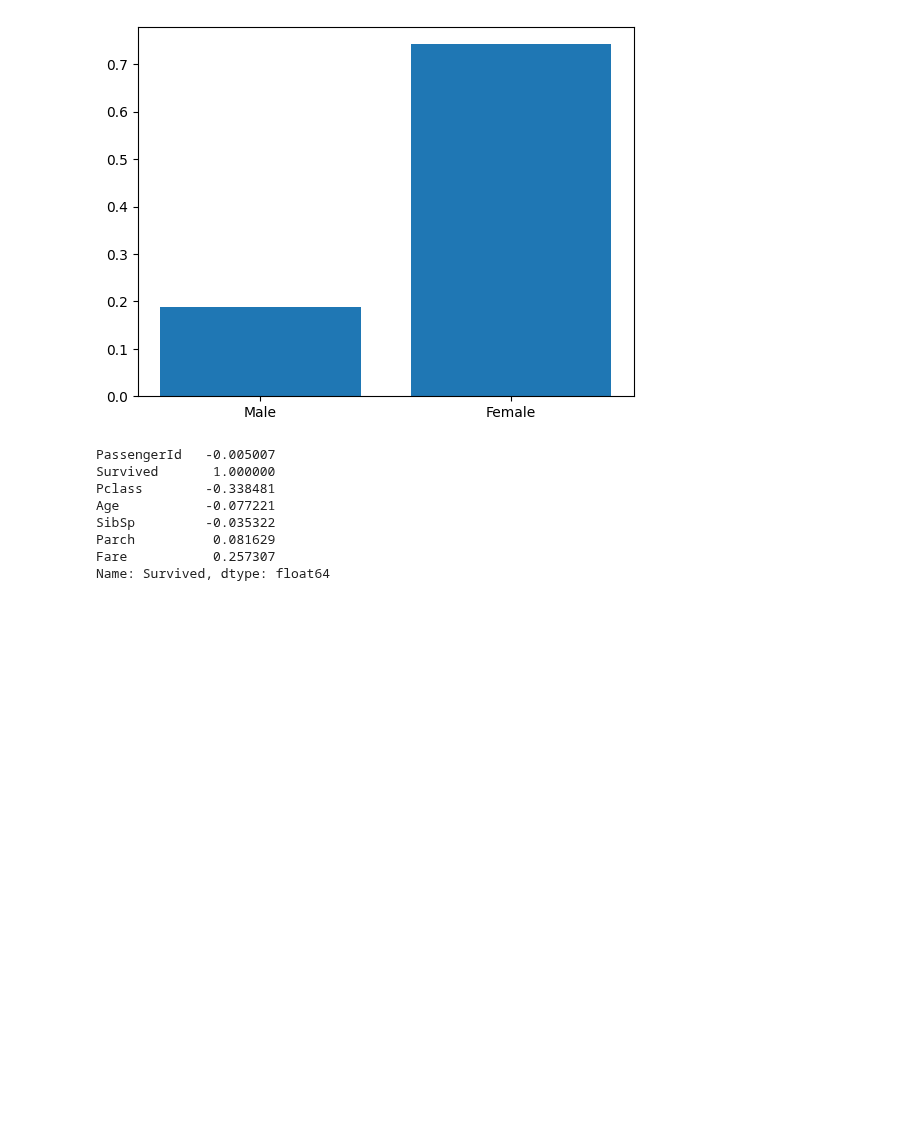
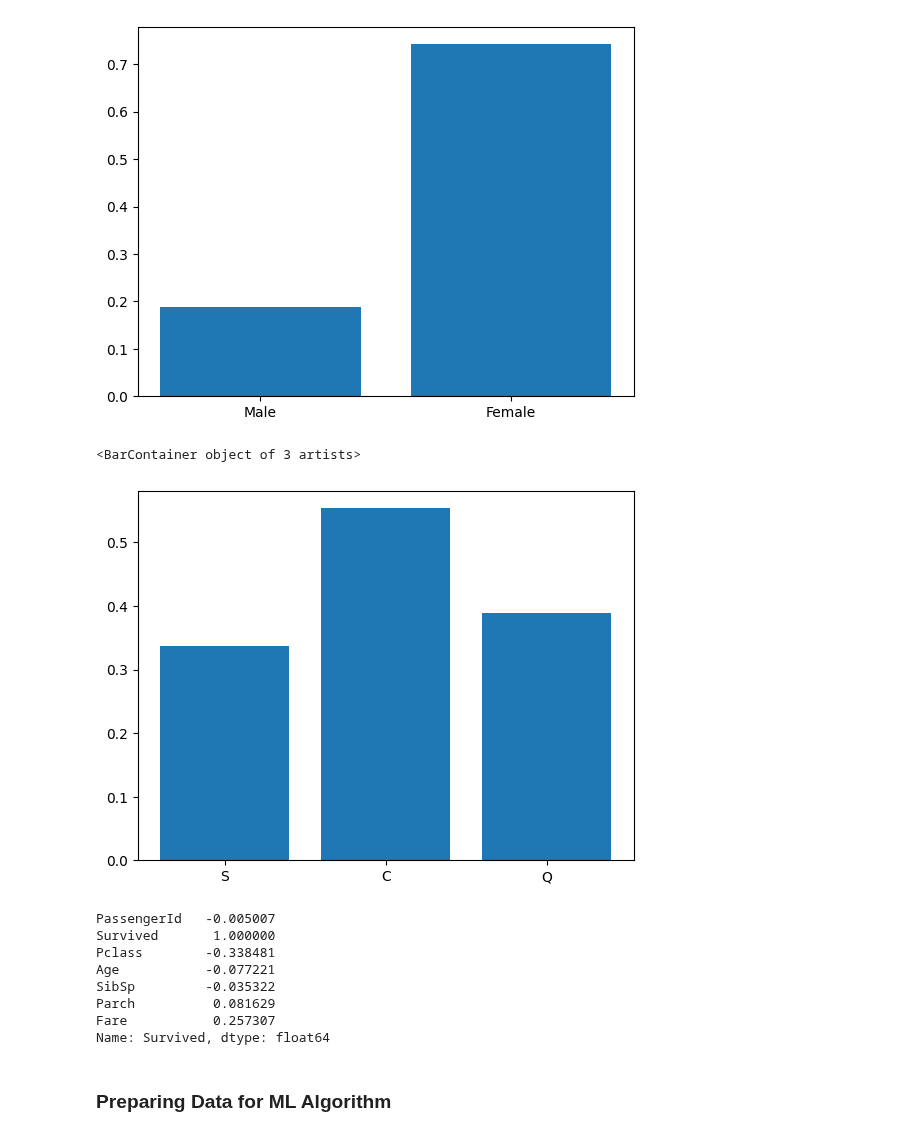
Before and after one commit to adarsha-7/machine-learning, a Jupyter notebook: chapter_3/chapter_exercise/3/main.ipynb, the cells around one changed output. Saved outputs shown, nothing was run; the diff lists cells and outputs as text; code cells hidden in the pictures; blank space fills up the shorter version.

```diff
--- a/chapter_3/chapter_exercise/3/main.ipynb
+++ b/chapter_3/chapter_exercise/3/main.ipynb
@@ -154,6 +154,15 @@ plt.bar(["Male", "Female"], [percent_survive_male, percent_survive_female])
 # %% [output]
 <BarContainer object of 2 artists>
 [figure]
+# %%
+percent_embarked_s = survive[survive.Embarked == 'S'].shape[0] / train[train.Embarked == 'S'].shape[0]
+percent_embarked_c = survive[survive.Embarked == 'C'].shape[0] / train[train.Embarked == 'C'].shape[0]
+percent_embarked_q = survive[survive.Embarked == 'Q'].shape[0] / train[train.Embarked == 'Q'].shape[0]
+# %%
+plt.bar(["S", "C", "Q"], [percent_embarked_s, percent_embarked_c, percent_embarked_q])
+# %% [output]
+<BarContainer object of 3 artists>
+[figure, added]
 # %%
 corr_matrix = train.corr(numeric_only=True)
 corr_matrix["Survived"]
@@ -166,3 +175,5 @@ SibSp         -0.035322
 Parch          0.081629
 Fare           0.257307
 Name: Survived, dtype: float64
+# %% [markdown]
+### Preparing Data for ML Algorithm
```
Also changed, not shown: parts of 8 cells of this notebook.
